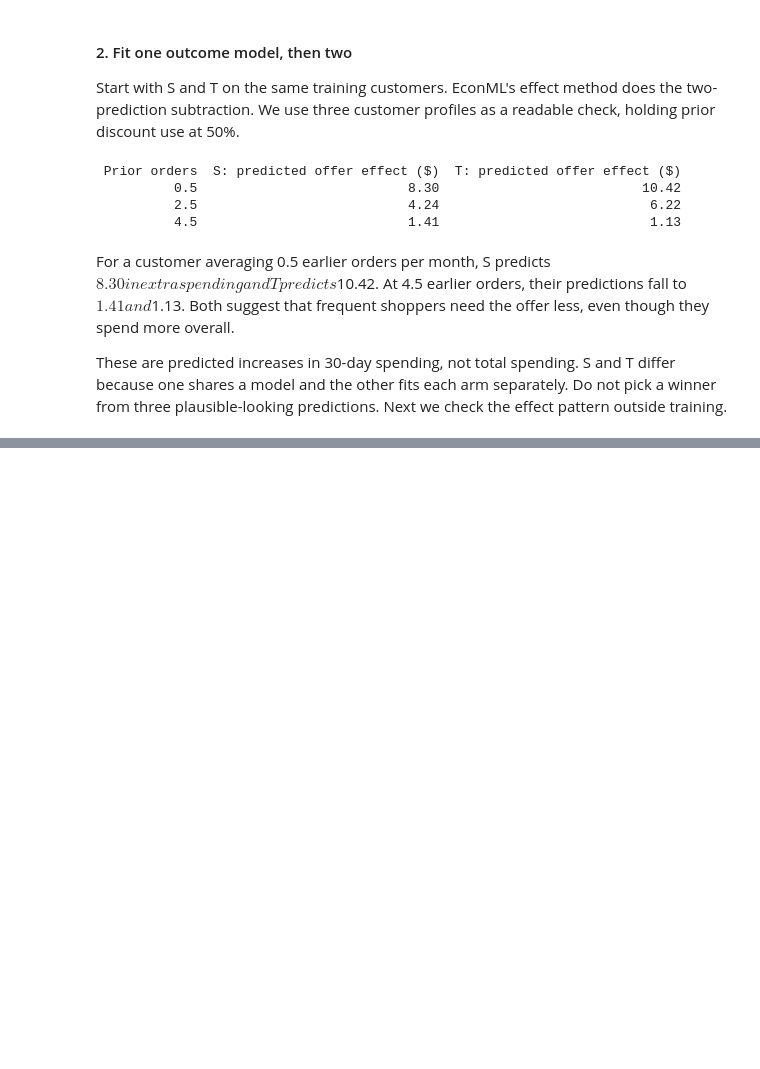
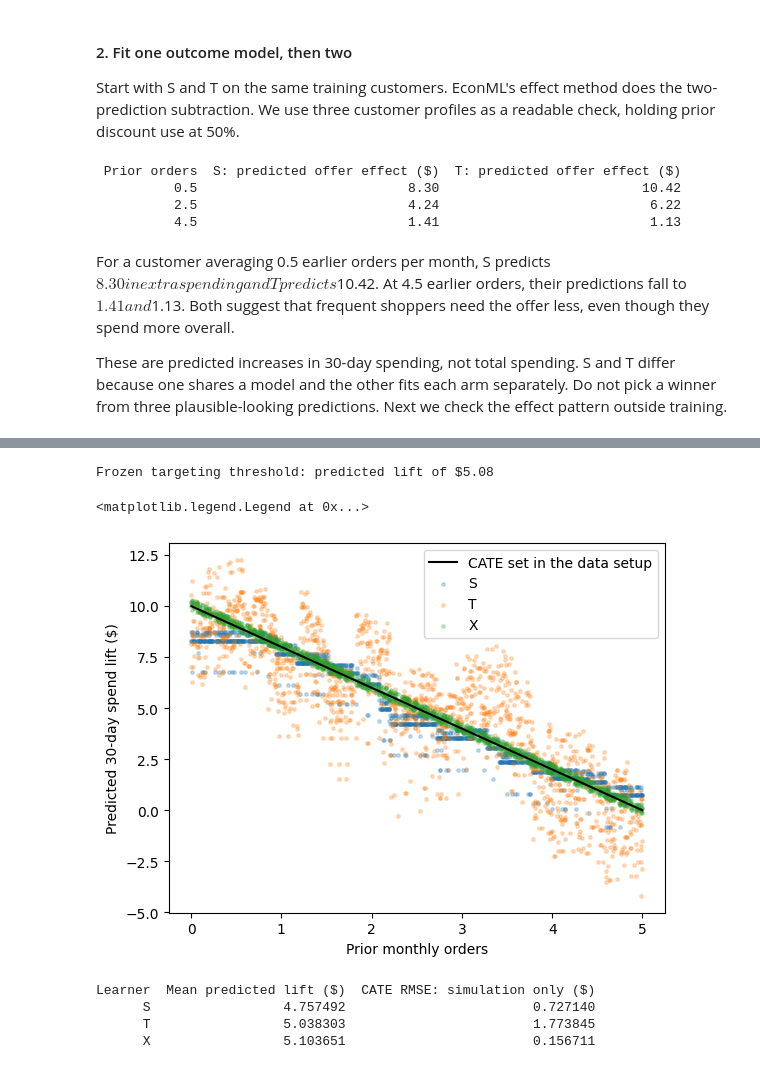
Before and after one commit to staciewow/Causal-Inference-Code, a Jupyter notebook: Meta-Learner S, T and X.ipynb, the cells around one changed output, grey strips where cells are left out. Drawn from its saved outputs; the diff is of its cells as text; code cells hidden in the pictures; blank space fills up the shorter version.

Commit message:
meta-learner

```diff
--- a/Meta-Learner S, T and X.ipynb
+++ b/Meta-Learner S, T and X.ipynb
@@ -123,0 +129,34 @@ These are predicted increases in 30-day spending, not total spending. S and T di
+# %%
+learners = fit_learners()
+# X is chosen in advance for this walkthrough, not after inspecting test results.
+# A fresh validation set sets the threshold for the highest-scored half.
+validation_scores = learners["X"].effect(X[validation])
+threshold = np.median(validation_scores)
+print(f"Frozen targeting threshold: predicted lift of ${threshold:.2f}")
+rows = []
+for name, learner in learners.items():
+    predicted = learner.effect(X[validation])
+    rows.append({"Learner": name, "Mean predicted lift ($)": predicted.mean(),
+                 "CATE RMSE: simulation only ($)": np.sqrt(np.mean((predicted-true_effect[validation])**2))})
+# Known CATE exists only because we specified the data-generating process.
+order = np.argsort(X[validation, 0])
+plt.plot(X[validation][order,0], true_effect[validation][order], color="black", label="CATE set in the data setup")
+for name, learner in learners.items():
+    plt.scatter(X[validation,0], learner.effect(X[validation]), s=6, alpha=.25, label=name)
+plt.xlabel("Prior monthly orders")
+plt.ylabel("Predicted 30-day spend lift ($)")
+plt.legend()
+# %% [output]
+Frozen targeting threshold: predicted lift of $5.08
+<matplotlib.legend.Legend at 0x...>
+[figure, added]
+# %%
+# pd.DataFrame(rows).round(2)
+
+df3 = pd.DataFrame(rows)
+print(df3.to_string(index=False))
+# %% [output]
+Learner  Mean predicted lift ($)  CATE RMSE: simulation only ($)
+      S                 4.757492                        0.727140
+      T                 5.038303                        1.773845
+      X                 5.103651                        0.156711
```
Also changed, not shown: parts of 8 cells of this notebook.
